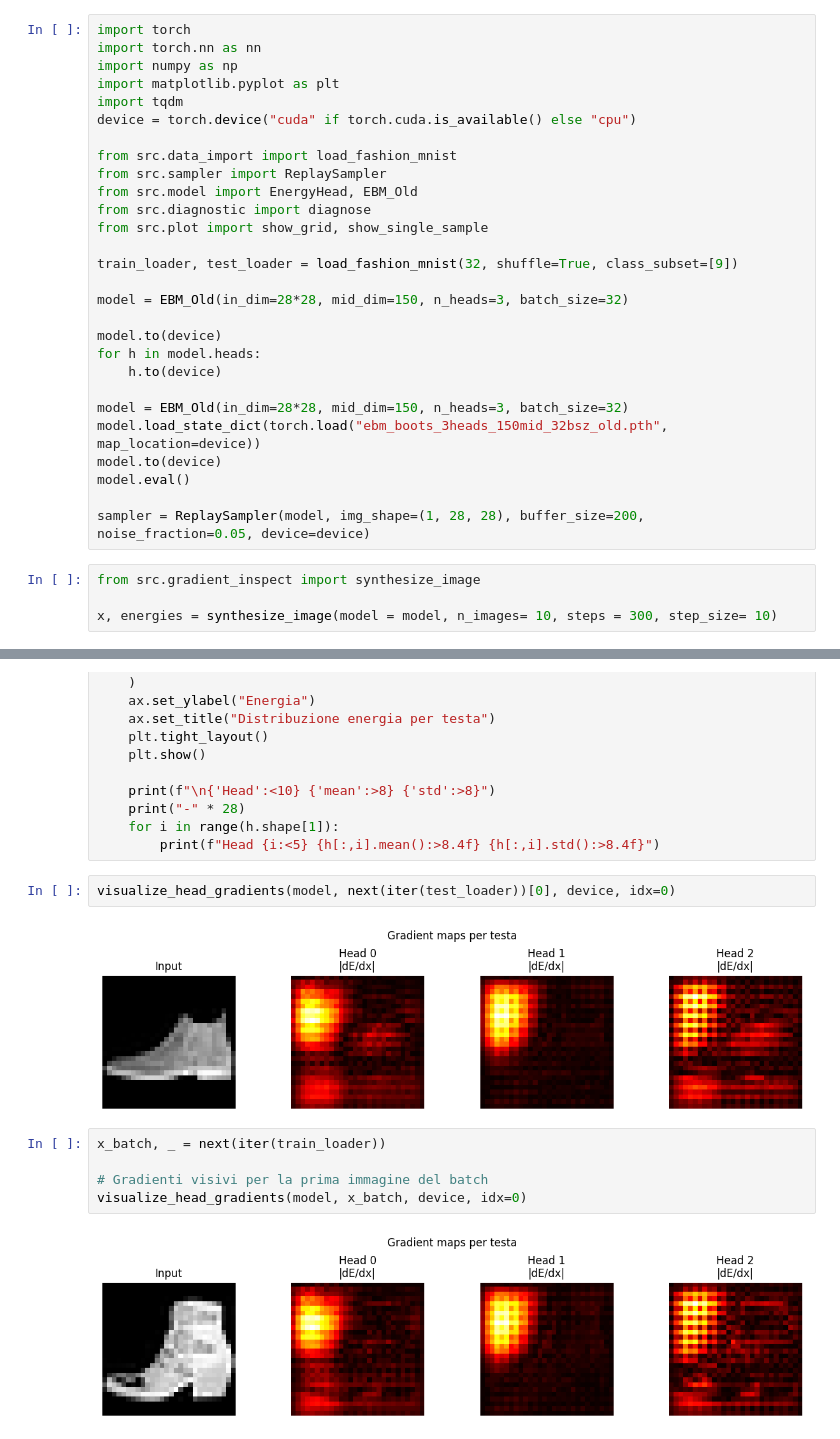
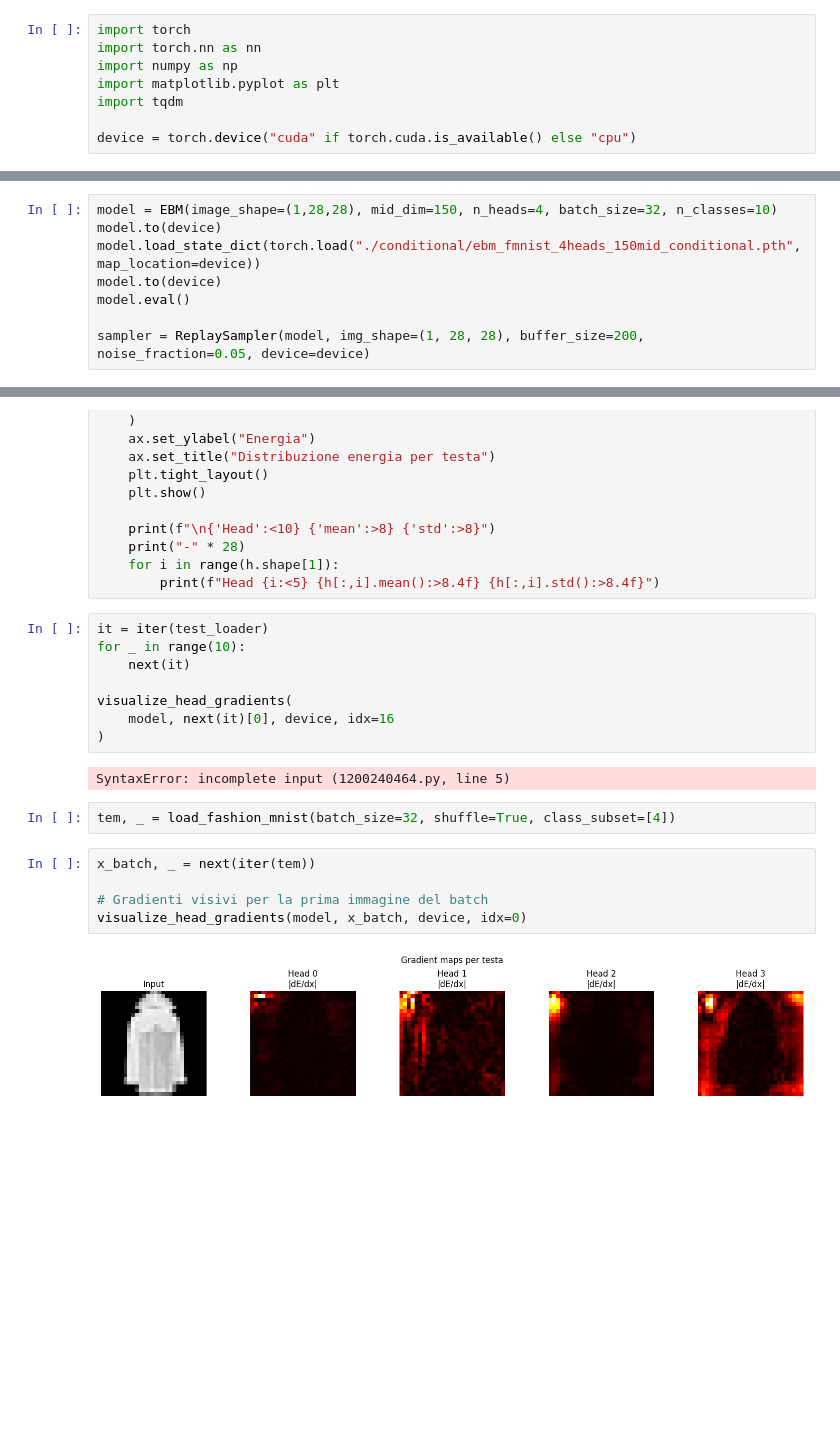
Before and after one commit to marco-cartago/EbmFcT, a Jupyter notebook: refactor_code/test.ipynb, the cells around one changed output, grey strips where cells are left out. Saved outputs shown, nothing was run; the diff lists cells and outputs as text; blank space fills up the shorter version.

Commit message:
Two quick tests

```diff
--- a/refactor_code/test.ipynb
+++ b/refactor_code/test.ipynb
@@ -4,29 +4,5 @@ import torch.nn as nn
 import numpy as np
 import matplotlib.pyplot as plt
 import tqdm
+
 device = torch.device("cuda" if torch.cuda.is_available() else "cpu")
-
-from src.data_import import load_fashion_mnist
-from src.sampler import ReplaySampler
-from src.model import EnergyHead, EBM_Old
-from src.diagnostic import diagnose
-from src.plot import show_grid, show_single_sample
-
-train_loader, test_loader = load_fashion_mnist(32, shuffle=True, class_subset=[9])
-
-model = EBM_Old(in_dim=28*28, mid_dim=150, n_heads=3, batch_size=32)
-
-model.to(device)
-for h in model.heads:
-    h.to(device)
-
-model = EBM_Old(in_dim=28*28, mid_dim=150, n_heads=3, batch_size=32)
-model.load_state_dict(torch.load("ebm_boots_3heads_150mid_32bsz_old.pth", map_location=device))
-model.to(device)
-model.eval()
-
-sampler = ReplaySampler(model, img_shape=(1, 28, 28), buffer_size=200, noise_fraction=0.05, device=device)
-# %%
-from src.gradient_inspect import synthesize_image
-
-x, energies = synthesize_image(model = model, n_images= 10, steps = 300, step_size= 10)
@@ -42,3 +73,11 @@ torch.Size([100, 1, 28, 28])
+# %%
+model = EBM(image_shape=(1,28,28), mid_dim=150, n_heads=4, batch_size=32, n_classes=10)
+model.to(device)
+model.load_state_dict(torch.load("./conditional/ebm_fmnist_4heads_150mid_conditional.pth", map_location=device))
+model.to(device)
+model.eval()
+
+sampler = ReplaySampler(model, img_shape=(1, 28, 28), buffer_size=200, noise_fraction=0.05, device=device)
 # %%
 real_samples = torch.cat([x for x, _ in test_loader], dim=0)
 real_samples.shape
@@ -190,13 +227,21 @@ def plot_head_energies(model, x, device):
     for i in range(h.shape[1]):
         print(f"Head {i:<5} {h[:,i].mean():>8.4f} {h[:,i].std():>8.4f}")
 # %%
-visualize_head_gradients(model, next(iter(test_loader))[0], device, idx=0)
+it = iter(test_loader)
+for _ in range(10):
+    next(it)
+
+visualize_head_gradients(
+    model, next(it)[0], device, idx=16
+)
 # %% [output]
-[figure, removed]
+SyntaxError: incomplete input (1200240464.py, line 5)
+# %%
+tem, _ = load_fashion_mnist(batch_size=32, shuffle=True, class_subset=[4])
 # %%
-x_batch, _ = next(iter(train_loader))
+x_batch, _ = next(iter(tem))
 
 # Gradienti visivi per la prima immagine del batch
 visualize_head_gradients(model, x_batch, device, idx=0)
 # %% [output]
-[figure, old version]
+[figure, new version]
```
Also changed, not shown: parts of 7 cells of this notebook.
